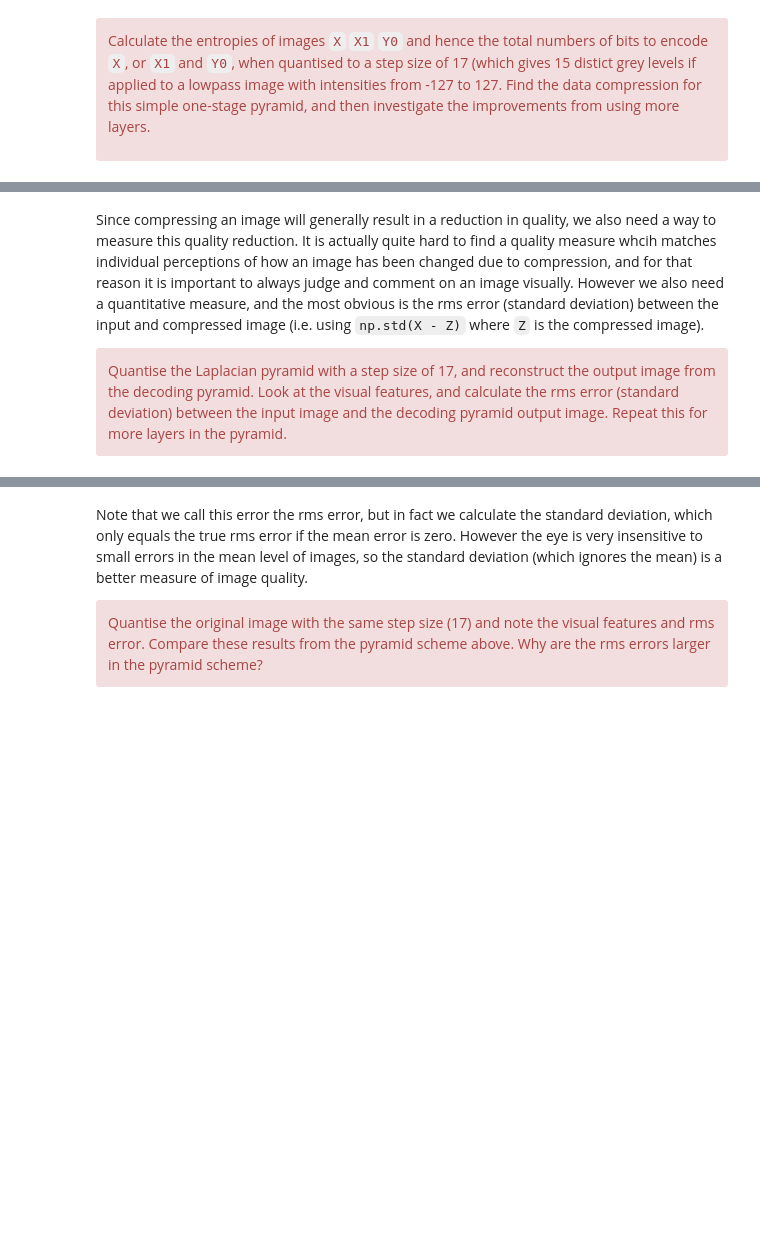
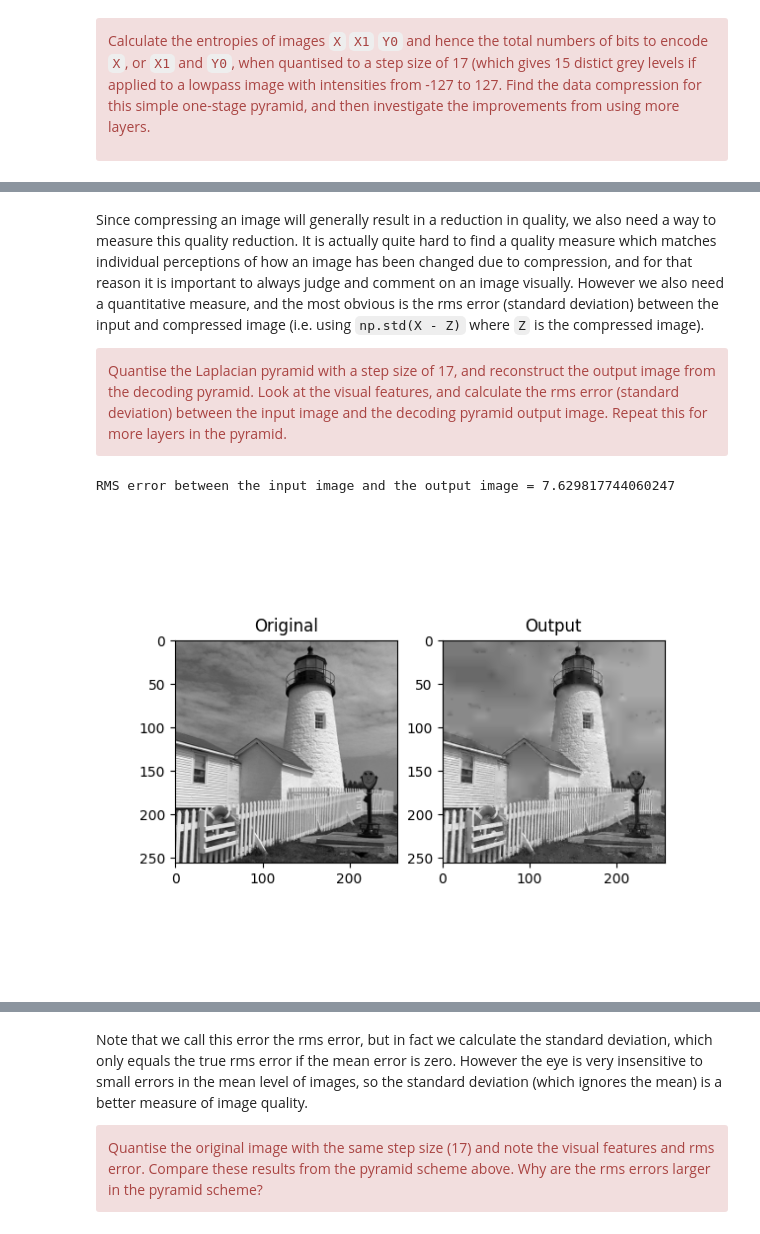
Before and after one commit to ki277/cued_sf2_lab, a Jupyter notebook: 6-laplacian-pyramid.ipynb, the cells around one changed output, grey strips where cells are left out. Cells and saved outputs as stored; diff of their text form; code cells hidden in the pictures; blank space fills up the shorter version.

````diff
--- a/6-laplacian-pyramid.ipynb
+++ b/6-laplacian-pyramid.ipynb
@@ -319,5 +339,5 @@ entropy_Y0 = bpp(quantise(Y0, step))
 # %% [markdown]
-Since compressing an image will generally result in a reduction in quality, we also need a way to measure this quality reduction. It is actually quite hard to find a quality measure whcih matches individual perceptions of how an image has been changed due to compression, and for that reason it is important to always judge and comment on an image visually. However we also need a quantitative measure, and the most obvious is the rms error (standard deviation) between the input and compressed image (i.e. using ```np.std(X - Z)``` where `Z` is the compressed image).
+Since compressing an image will generally result in a reduction in quality, we also need a way to measure this quality reduction. It is actually quite hard to find a quality measure which matches individual perceptions of how an image has been changed due to compression, and for that reason it is important to always judge and comment on an image visually. However we also need a quantitative measure, and the most obvious is the rms error (standard deviation) between the input and compressed image (i.e. using ```np.std(X - Z)``` where `Z` is the compressed image).
 
 <div class="alert alert-block alert-danger">
 Quantise the Laplacian pyramid with a step size of 17, and reconstruct the output image from the decoding pyramid. Look at the visual features, and calculate the rms error (standard deviation) between the input image and the decoding pyramid output image. Repeat this for more layers in the pyramid.
@@ -326,0 +345,21 @@ Quantise the Laplacian pyramid with a step size of 17, and reconstruct the outpu
+# %%
+# Write your code to explore rms error with the laplacian pyramid here.
+Y0, Y1, Y2, Y3, X4 = py4enc(X, h)
+Y0, Y1, Y2, Y3, X4 = [quantise(layer, step) for layer in [Y0, Y1, Y2, Y3, X4]]
+#print(Y0, Y1, Y2, Y3, X4)
+Z3, Z2, Z1, Z0 = py4dec(Y0, Y1, Y2, Y3, X4, h)
+
+# the rms error between the original and recondtructed image
+encode_decode_err = np.std(X - Z0)
+print(f'RMS error between the input image and the output image = {encode_decode_err}')
+
+# look at the visual features
+fig, ax = plt.subplots(1, 2)
+ax[0].imshow(X, cmap='gray')
+ax[0].set_title('Original')
+ax[1].imshow(Z0, cmap='gray')
+ax[1].set_title('Output')
+plt.show()
+# %% [output]
+RMS error between the input image and the output image = 7.629817744060247
+[figure, added]
````
Also changed, not shown: parts of 9 cells of this notebook, 1 other file.
